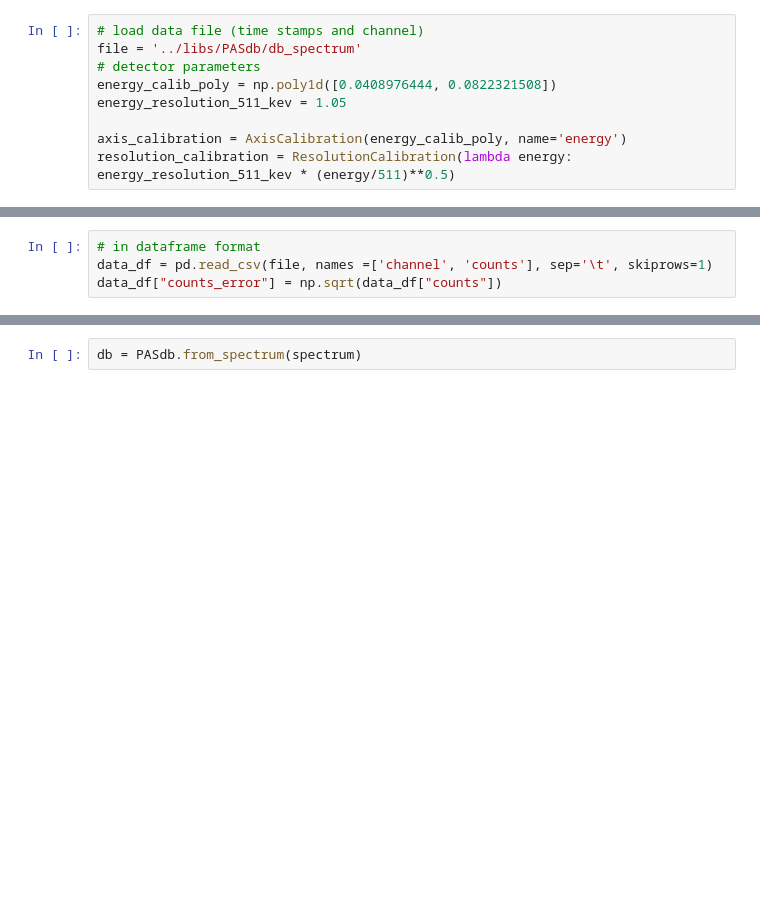
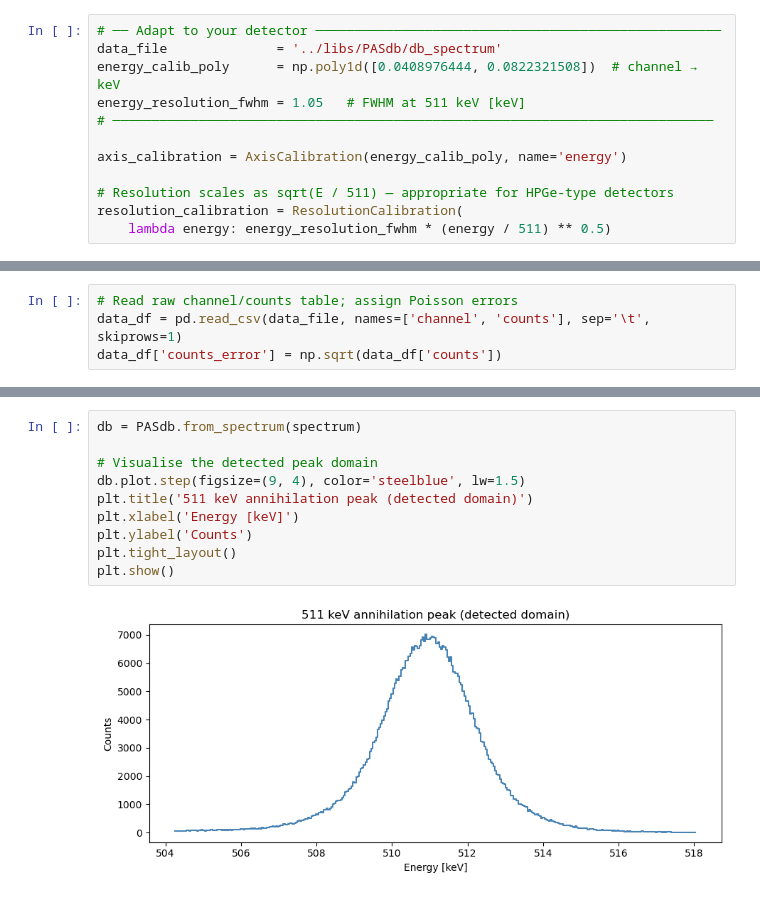
Before and after one commit to achiyaAmrusi/scipas, a Jupyter notebook: examples/core/pas_db.ipynb, the cells around one changed output, grey strips where cells are left out. Drawn from its saved outputs; the diff is of its cells as text; blank space fills up the shorter version.

```diff
--- a/examples/core/pas_db.ipynb
+++ b/examples/core/pas_db.ipynb
@@ -13,9 +37,12 @@ from pyPAS.core import PASdb
 # %%
-# load data file (time stamps and channel)
-file = '../libs/PASdb/db_spectrum'
-# detector parameters
-energy_calib_poly = np.poly1d([0.0408976444, 0.0822321508])
-energy_resolution_511_kev = 1.05
+# ── Adapt to your detector ────────────────────────────────────────────────────
+data_file              = '../libs/PASdb/db_spectrum'
+energy_calib_poly      = np.poly1d([0.0408976444, 0.0822321508])  # channel → keV
+energy_resolution_fwhm = 1.05   # FWHM at 511 keV [keV]
+# ─────────────────────────────────────────────────────────────────────────────
 
 axis_calibration = AxisCalibration(energy_calib_poly, name='energy')
-resolution_calibration = ResolutionCalibration(lambda energy: energy_resolution_511_kev * (energy/511)**0.5)
+
+# Resolution scales as sqrt(E / 511) — appropriate for HPGe-type detectors
+resolution_calibration = ResolutionCalibration(
+    lambda energy: energy_resolution_fwhm * (energy / 511) ** 0.5)
@@ -22,5 +55,5 @@ resolution_calibration = ResolutionCalibration(lambda energy: energy_resolution_
 # %%
-# in dataframe format
-data_df = pd.read_csv(file, names =['channel', 'counts'], sep='\t', skiprows=1)
-data_df["counts_error"] = np.sqrt(data_df["counts"])
+# Read raw channel/counts table; assign Poisson errors
+data_df = pd.read_csv(data_file, names=['channel', 'counts'], sep='\t', skiprows=1)
+data_df['counts_error'] = np.sqrt(data_df['counts'])
 # %%
@@ -33,2 +71,12 @@ spectrum = Spectrum.from_dataframe(data_df,
 # %%
 db = PASdb.from_spectrum(spectrum)
+
+# Visualise the detected peak domain
+db.plot.step(figsize=(9, 4), color='steelblue', lw=1.5)
+plt.title('511 keV annihilation peak (detected domain)')
+plt.xlabel('Energy [keV]')
+plt.ylabel('Counts')
+plt.tight_layout()
+plt.show()
+# %% [output]
+[figure, added]
```
Also changed, not shown: parts of 8 cells of this notebook, 1 other file.
